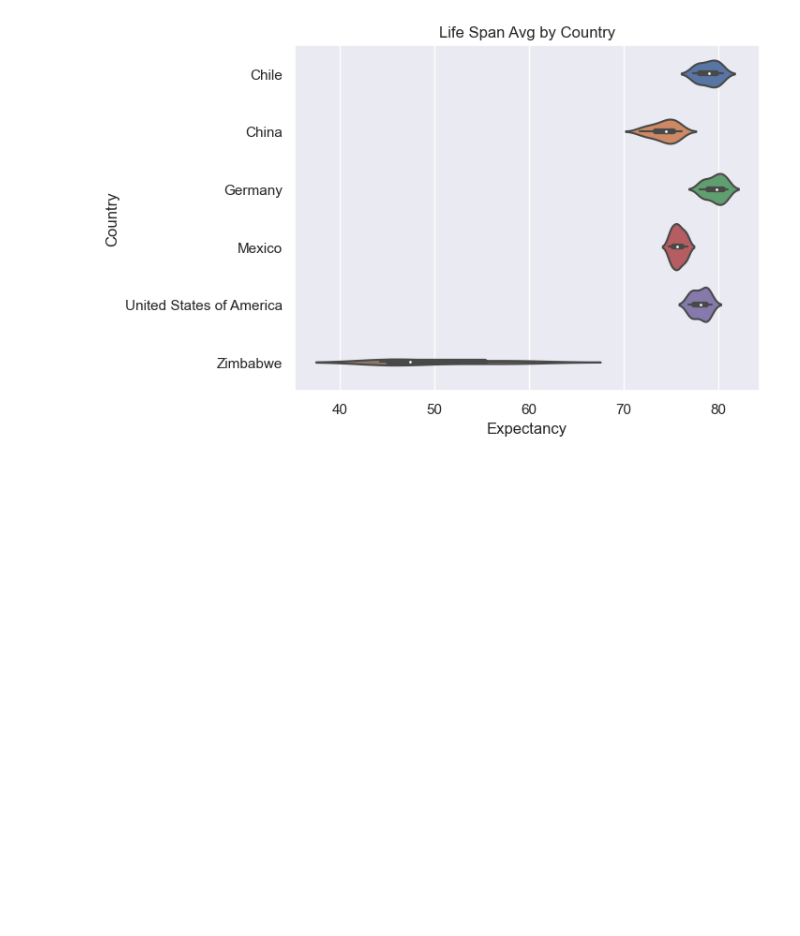
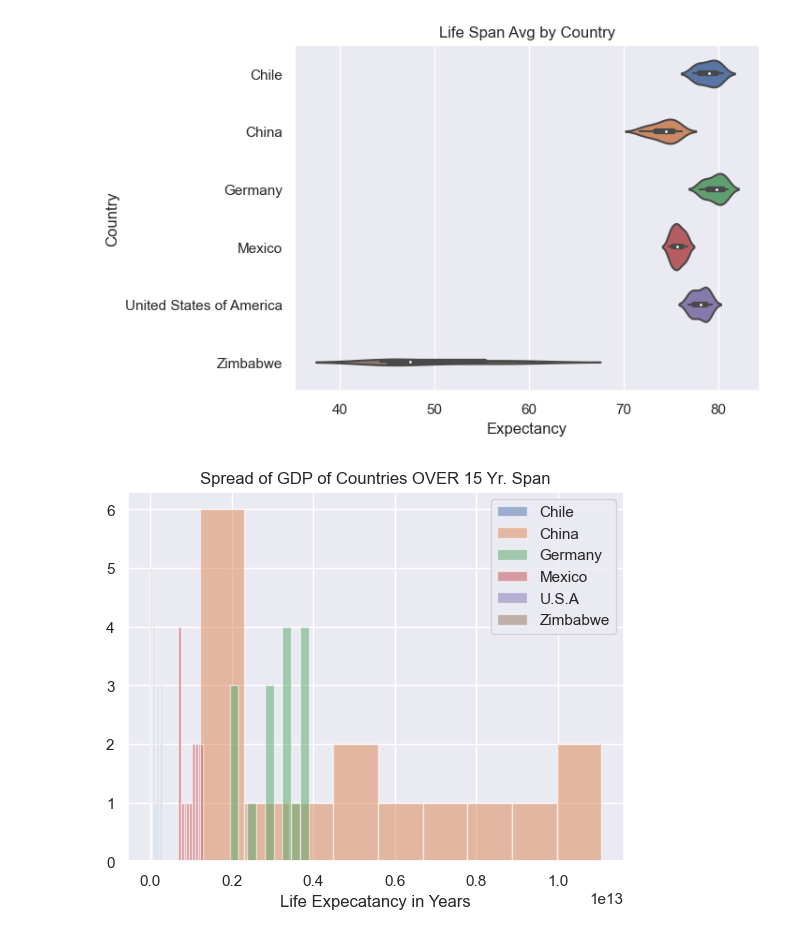
Before and after one commit to shortenedname/Personal---Portfolio-Projects, a Jupyter notebook: Life-Expectancy-and-GDP-Starter/Life-Expectancy-and-GDP-Starter/life_expectancy_gdp.ipynb, the cells around one changed output. Cells and saved outputs as stored; diff of their text form; code cells hidden in the pictures; blank space fills up the shorter version.

```diff
--- a/Life-Expectancy-and-GDP-Starter/Life-Expectancy-and-GDP-Starter/life_expectancy_gdp.ipynb
+++ b/Life-Expectancy-and-GDP-Starter/Life-Expectancy-and-GDP-Starter/life_expectancy_gdp.ipynb
@@ -188,3 +188,20 @@ plt.title('Life Span Avg by Country')
 plt.show()
 # %% [output]
 [figure]
+# %%
+
+#ax3 = plt.subplot()
+plt.hist(converted_df["GDP"][converted_df["Country"]=='Chile'], label='Chile', alpha =0.5, bins = 9)
+plt.hist(converted_df["GDP"][converted_df["Country"]=='China'], label='China',  alpha=0.5, bins = 9)
+plt.hist(converted_df["GDP"][converted_df["Country"]=='Germany'], label='Germany',  alpha=0.5, bins = 9)
+plt.hist(converted_df["GDP"][converted_df["Country"]=='Mexico'], label='Mexico', alpha=0.5, bins = 9)
+plt.hist(converted_df["GDP"][converted_df["Country"]=='U.S.A'], label='U.S.A',  alpha=0.5, bins = 9)
+plt.hist(converted_df["GDP"][converted_df["Country"]=='Zimbabwe'], label='Zimbabwe', alpha=0.5, bins = 9)
+plt.legend()
+#plt.ylabel('GDP Value in Trillions')
+plt.xlabel('Life Expecatancy in Years')
+plt.title('Spread of GDP of Countries OVER 15 Yr. Span')
+
+plt.show()
+# %% [output]
+[figure, added]
```
Also changed, not shown: parts of 4 cells of this notebook, 8 other files.
